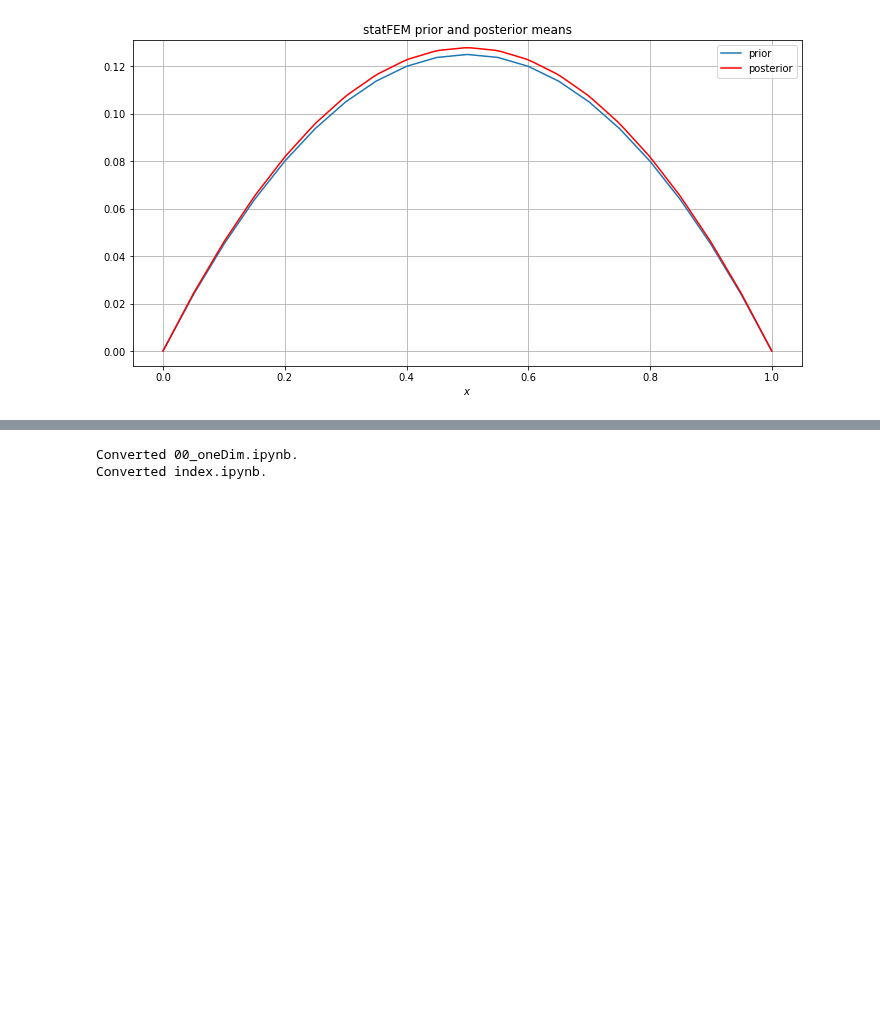
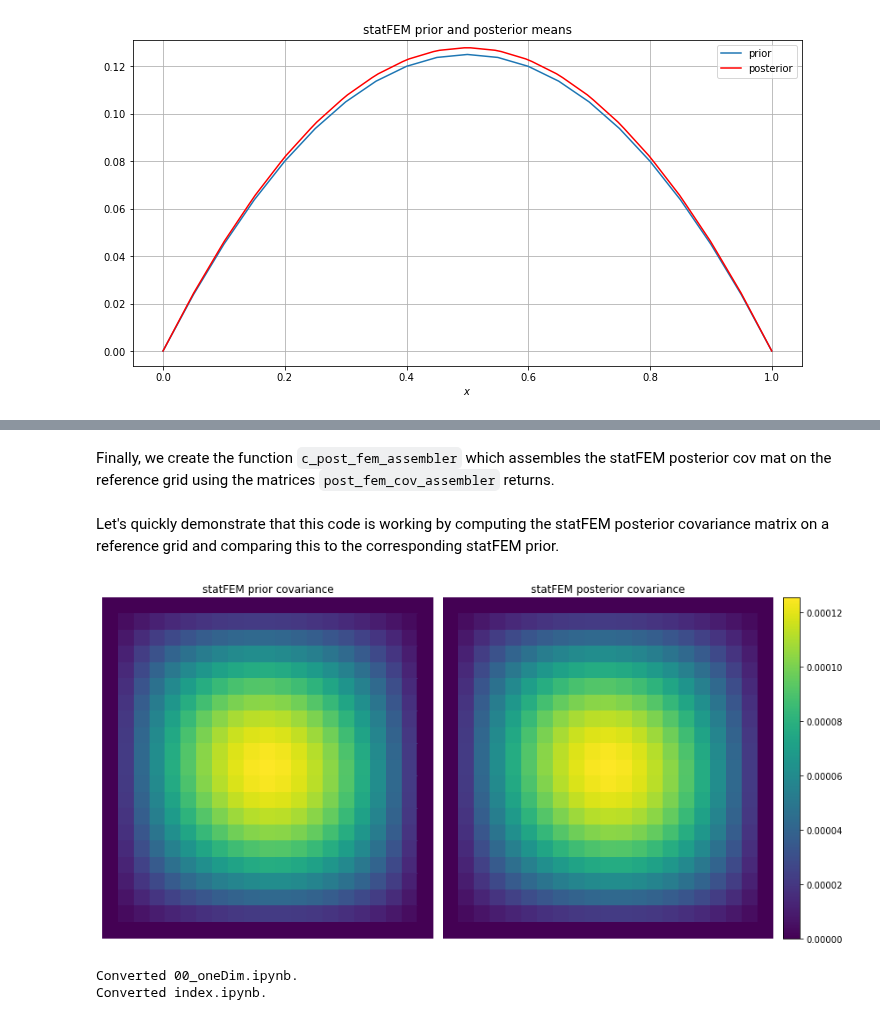
Before and after one commit to YanniPapandreou/statFEM, a Jupyter notebook: 00_oneDim.ipynb, the cells around one changed output, grey strips where cells are left out. Cells and saved outputs as stored; diff of their text form; code cells hidden in the pictures; blank space fills up the shorter version.

```diff
--- a/00_oneDim.ipynb
+++ b/00_oneDim.ipynb
@@ -929,0 +1060,2 @@ plt.show()
+# %% [markdown]
+Finally, we create the function `c_post_fem_assembler` which assembles the statFEM posterior cov mat on the reference grid using the matrices `post_fem_cov_assembler` returns.
@@ -930,3 +1077,41 @@ plt.show()
+# %% [markdown]
+Let's quickly demonstrate that this code is working by computing the statFEM posterior covariance matrix on a reference grid and comparing this to the corresponding statFEM prior.
+# %%
+# set up reference grid and J
+N = 21
+grid = np.linspace(0,1,N)
+J = 20
+
+# get statFEM prior cov mat on this grid
+Σ_prior = cov_assembler(J,k_f,grid,False,True)
+
+# get statFEM posterio cov mat on this grid
+Σ_posterior = c_post_fem_assembler(J,k_f,grid,Y,ϵ,False,True)
+# %%
+#hide_input
+vmin = min(Σ_prior.min(), Σ_posterior.min())
+vmax = max(Σ_prior.max(), Σ_posterior.max())
+plt.rcParams['figure.figsize'] = (12,6)
+fig, axs = plt.subplots(ncols=3, gridspec_kw=dict(width_ratios=[4,4,0.2]))
+sns.heatmap(Σ_prior,cbar=False,
+                annot=False,
+                xticklabels=False,
+                yticklabels=False,
+                cmap=cm.viridis,
+                ax=axs[0])
+axs[0].title.set_text('statFEM prior covariance')
+sns.heatmap(Σ_posterior,cbar=False,
+                annot=False,
+                xticklabels=False,
+                yticklabels=False,
+                cmap=cm.viridis,
+                ax=axs[1])
+axs[1].title.set_text('statFEM posterior covariance')
+fig.colorbar(axs[np.argmax([Σ_prior.max(), Σ_posterior.max()])].collections[0], cax=axs[2])
+plt.tight_layout()
+plt.show()
+# %% [output]
+[figure, added]
 # %%
 #hide
 from nbdev.export import notebook2script; notebook2script()
```
Also changed, not shown: parts of 15 cells of this notebook, 3 other files.
